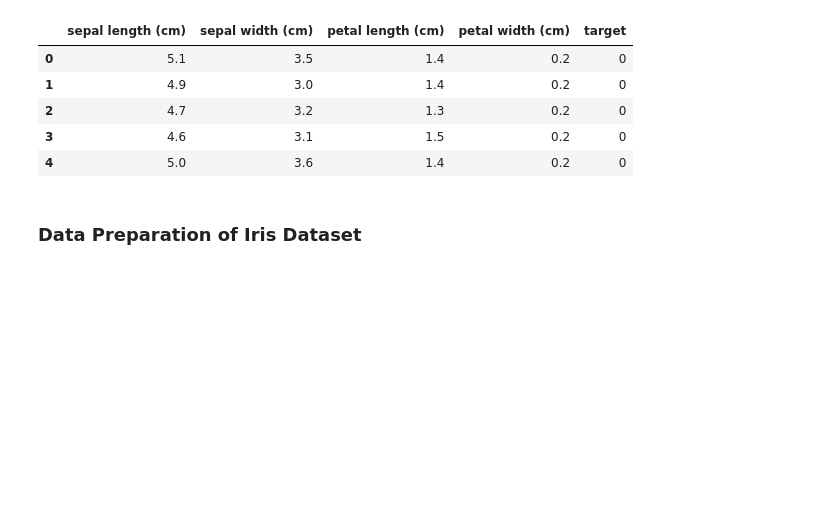
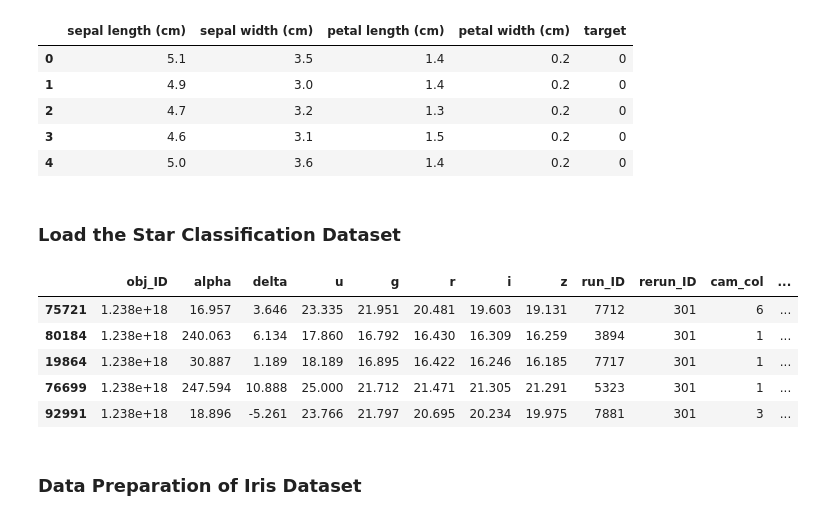
Before and after one commit to alvionaM/stellar-classification, a Jupyter notebook: notebooks/ML-Algorithms.ipynb, the cells around one changed output. Cells and saved outputs as stored; diff of their text form; code cells hidden in the pictures; blank space fills up the shorter version.

Commit message:
7th session - established the final dataset for our project

```diff
--- a/notebooks/ML-Algorithms.ipynb
+++ b/notebooks/ML-Algorithms.ipynb
@@ -196,6 +197,22 @@ iris_data.frame.head(5)
 | 2 | 4.7 | 3.2 | 1.3 | 0.2 | 0 |
 | 3 | 4.6 | 3.1 | 1.5 | 0.2 | 0 |
 | 4 | 5.0 | 3.6 | 1.4 | 0.2 | 0 |
+# %% [markdown]
+### Load the Star Classification Dataset
+# %%
+star_data = pd.read_csv("../resources/star_classification.csv")
+
+# Set the random seed for reproducibility
+seed_value = 42
+star_data = star_data.sample(n=1000, random_state=seed_value)
+star_data.head(5)
+# %% [output]
+|  | obj_ID | alpha | delta | u | g | r | i | z | run_ID | rerun_ID | cam_col | ... |
+| 75721 | 1.238e+18 | 16.957 | 3.646 | 23.335 | 21.951 | 20.481 | 19.603 | 19.131 | 7712 | 301 | 6 | ... |
+| 80184 | 1.238e+18 | 240.063 | 6.134 | 17.860 | 16.792 | 16.430 | 16.309 | 16.259 | 3894 | 301 | 1 | ... |
+| 19864 | 1.238e+18 | 30.887 | 1.189 | 18.189 | 16.895 | 16.422 | 16.246 | 16.185 | 7717 | 301 | 1 | ... |
+| 76699 | 1.238e+18 | 247.594 | 10.888 | 25.000 | 21.712 | 21.471 | 21.305 | 21.291 | 5323 | 301 | 1 | ... |
+| 92991 | 1.238e+18 | 18.896 | -5.261 | 23.766 | 21.797 | 20.695 | 20.234 | 19.975 | 7881 | 301 | 3 | ... |
 # %% [markdown]
 ### Data Preparation of Iris Dataset
 # %%
```
Also changed, not shown: parts of 40 cells of this notebook, 1 other file.
